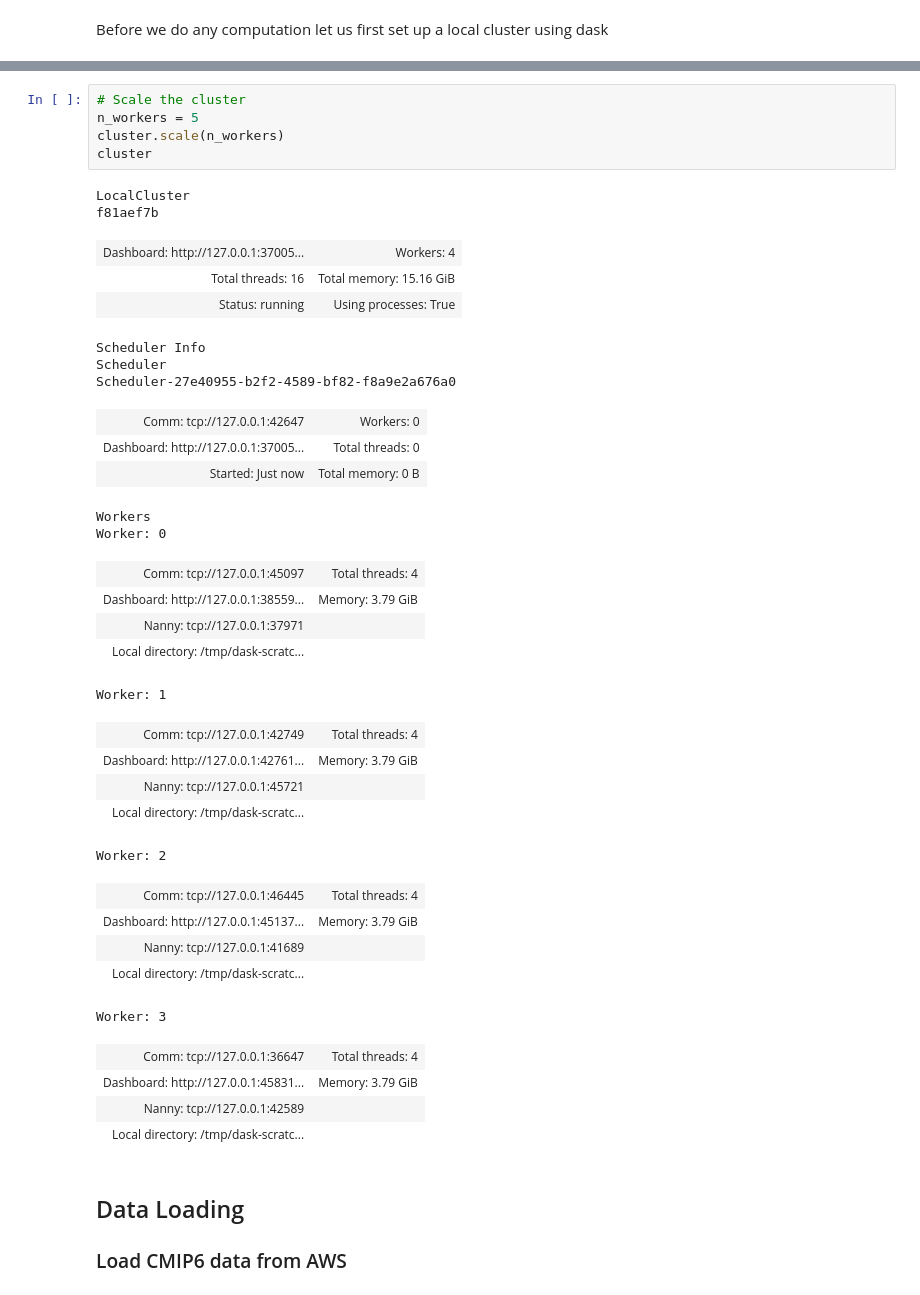
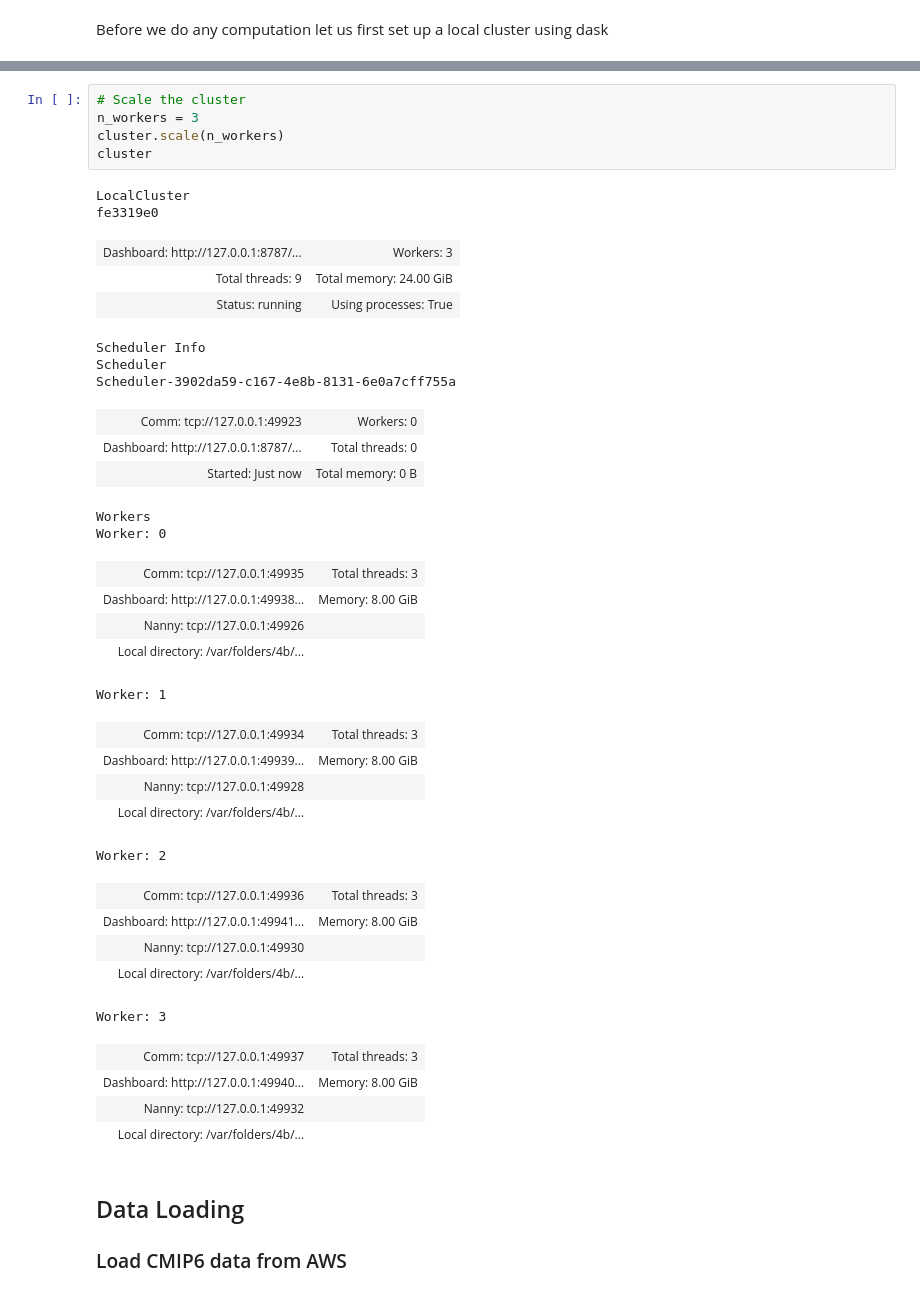
Before and after one commit to jukent/osdf-cookbook, a Jupyter notebook: notebooks/02_cmip6_gmst.ipynb, the cells around one changed output, grey strips where cells are left out. Cells and saved outputs as stored; diff of their text form.

```diff
--- a/notebooks/02_cmip6_gmst.ipynb
+++ b/notebooks/02_cmip6_gmst.ipynb
@@ -60,41 +62,41 @@ Hosting the HTTP server on port 37005 instead
 # %%
 # Scale the cluster
-n_workers = 5
+n_workers = 3
 cluster.scale(n_workers)
 cluster
 # %% [output]
 LocalCluster
-f81aef7b
+fe3319e0
-| Dashboard: http://127.0.0.1:37005... | Workers: 4 |
-| Total threads: 16 | Total memory: 15.16 GiB |
+| Dashboard: http://127.0.0.1:8787/... | Workers: 3 |
+| Total threads: 9 | Total memory: 24.00 GiB |
 | Status: running | Using processes: True |
 Scheduler Info
 Scheduler
-Scheduler-27e40955-b2f2-4589-bf82-f8a9e2a676a0
+Scheduler-3902da59-c167-4e8b-8131-6e0a7cff755a
-| Comm: tcp://127.0.0.1:42647 | Workers: 0 |
-| Dashboard: http://127.0.0.1:37005... | Total threads: 0 |
+| Comm: tcp://127.0.0.1:49923 | Workers: 0 |
+| Dashboard: http://127.0.0.1:8787/... | Total threads: 0 |
 | Started: Just now | Total memory: 0 B |
 Workers
 Worker: 0
-| Comm: tcp://127.0.0.1:45097 | Total threads: 4 |
-| Dashboard: http://127.0.0.1:38559... | Memory: 3.79 GiB |
-| Nanny: tcp://127.0.0.1:37971 |  |
-| Local directory: /tmp/dask-scratc... |  |
+| Comm: tcp://127.0.0.1:49935 | Total threads: 3 |
+| Dashboard: http://127.0.0.1:49938... | Memory: 8.00 GiB |
+| Nanny: tcp://127.0.0.1:49926 |  |
+| Local directory: /var/folders/4b/... |  |
 Worker: 1
-| Comm: tcp://127.0.0.1:42749 | Total threads: 4 |
-| Dashboard: http://127.0.0.1:42761... | Memory: 3.79 GiB |
-| Nanny: tcp://127.0.0.1:45721 |  |
-| Local directory: /tmp/dask-scratc... |  |
+| Comm: tcp://127.0.0.1:49934 | Total threads: 3 |
+| Dashboard: http://127.0.0.1:49939... | Memory: 8.00 GiB |
+| Nanny: tcp://127.0.0.1:49928 |  |
+| Local directory: /var/folders/4b/... |  |
 Worker: 2
-| Comm: tcp://127.0.0.1:46445 | Total threads: 4 |
-| Dashboard: http://127.0.0.1:45137... | Memory: 3.79 GiB |
-| Nanny: tcp://127.0.0.1:41689 |  |
-| Local directory: /tmp/dask-scratc... |  |
+| Comm: tcp://127.0.0.1:49936 | Total threads: 3 |
+| Dashboard: http://127.0.0.1:49941... | Memory: 8.00 GiB |
+| Nanny: tcp://127.0.0.1:49930 |  |
+| Local directory: /var/folders/4b/... |  |
 Worker: 3
-| Comm: tcp://127.0.0.1:36647 | Total threads: 4 |
-| Dashboard: http://127.0.0.1:45831... | Memory: 3.79 GiB |
-| Nanny: tcp://127.0.0.1:42589 |  |
-| Local directory: /tmp/dask-scratc... |  |
+| Comm: tcp://127.0.0.1:49937 | Total threads: 3 |
+| Dashboard: http://127.0.0.1:49940... | Memory: 8.00 GiB |
+| Nanny: tcp://127.0.0.1:49932 |  |
+| Local directory: /var/folders/4b/... |  |
 # %% [markdown]
 ## Data Loading
 ### Load CMIP6 data from AWS
```
Also changed, not shown: parts of 4 cells of this notebook, 2 other files.
